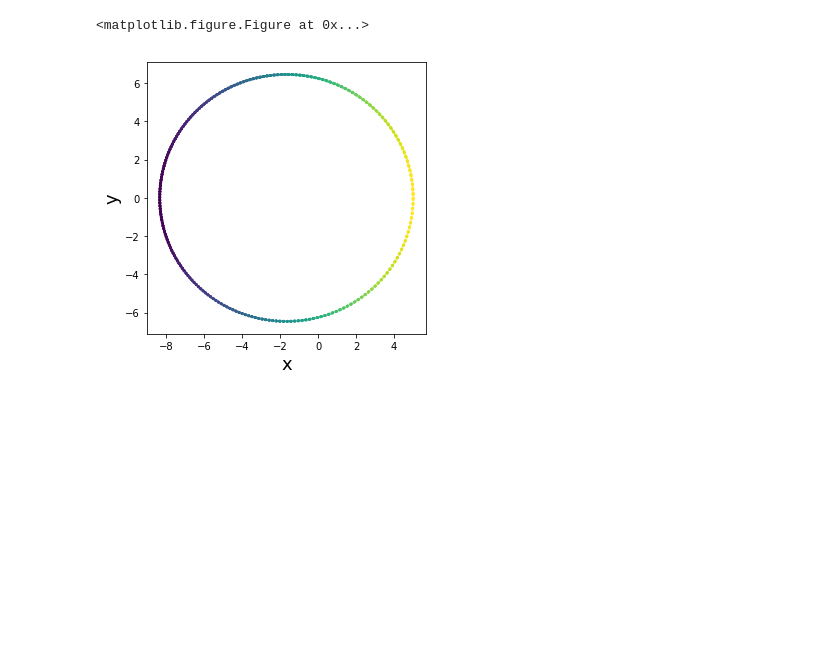
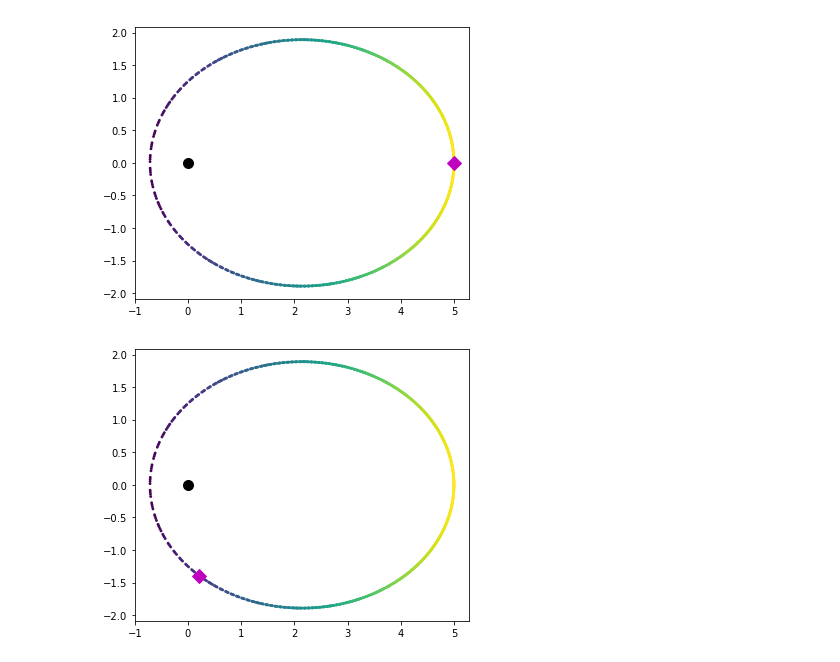
Before and after one commit to AndreaOrtizM/proyecto_modulo1, a Jupyter notebook: ProyectoModulo1_OrtizA_AcostaE_ChiquitoE.ipynb, the cells around one changed output. Cells and saved outputs as stored; diff of their text form; code cells hidden in the pictures; blank space fills up the shorter version.

```diff
--- a/ProyectoModulo1_OrtizA_AcostaE_ChiquitoE.ipynb
+++ b/ProyectoModulo1_OrtizA_AcostaE_ChiquitoE.ipynb
@@ -31,20 +41,37 @@ plt.show()
 def mov1 (x,t):
     x, dx, y, dy = x
     return (dx, -G*M*m*x/(y**2+x**2)**(3/2), dy, -G*M*m*y/(y**2+x**2)**(3/2))
+# %%
+x0= (5, 0, 0, 0.5)
+t2=500 #Segunda condición de tiempo
+
+t = np.linspace(0, t2, 1000)
+
+xx = odeint(mov1, x0, t)
+
+salto2=t2/1000
 # %%
-x0= (5, 0, 0, 0.5)
+#plt.figure(figsize=(6,5))
 
-t = np.linspace(0, 500, 1000)
-
-xx = odeint(mov1, x0, t)
-
-plt.figure(figsize=(6,5))
-
-plt.figure(figsize = (5, 5))
-plt.scatter(xx[:,0], xx[:,2], c= xx[:,0] , s = 8, lw = 0)
-plt.xlabel('x', fontsize = 18)
-plt.ylabel('y', fontsize = 18)
-plt.show()
+#plt.figure(figsize = (5, 5))
+#plt.scatter(xx[:,0], xx[:,2], c= xx[:,0] , s = 8, lw = 0)
+#plt.xlabel('x', fontsize = 18)
+#plt.ylabel('y', fontsize = 18)
+#plt.show()
-# %% [output]
-<matplotlib.figure.Figure at 0x...>
-[figure, removed]
+# %%
+def plet(time=0):
+    plt.figure(figsize=(6,5))
+    x=xx[:,0]
+    y=xx[:,2]
+    z=time
+    plt.scatter(xx[:,0], xx[:,2], c= xx[:,0] , s = 8, lw = 0)
+    #plt.plot(z, x[int(time*(1/salto2))], 'ko', ms =10, label='Planeta 1')
+    plt.plot(0, 0, 'ko', ms =10, label='Sol')
+    #plt.plot(z, y[int(time*(1/salto2))], 'mD', ms =10, label='Planeta 2')
+    plt.plot(x[int(time*(1/salto2))], y[int(time*(1/salto2))], 'mD', ms =10, label='Planeta 2')
+
+interact_manual(plet, time = (0,t2,salto2));
+plt.show()
+# %% [output]
+[figure, added]
+[figure, added]
```
Also changed, not shown: parts of 6 cells of this notebook.
